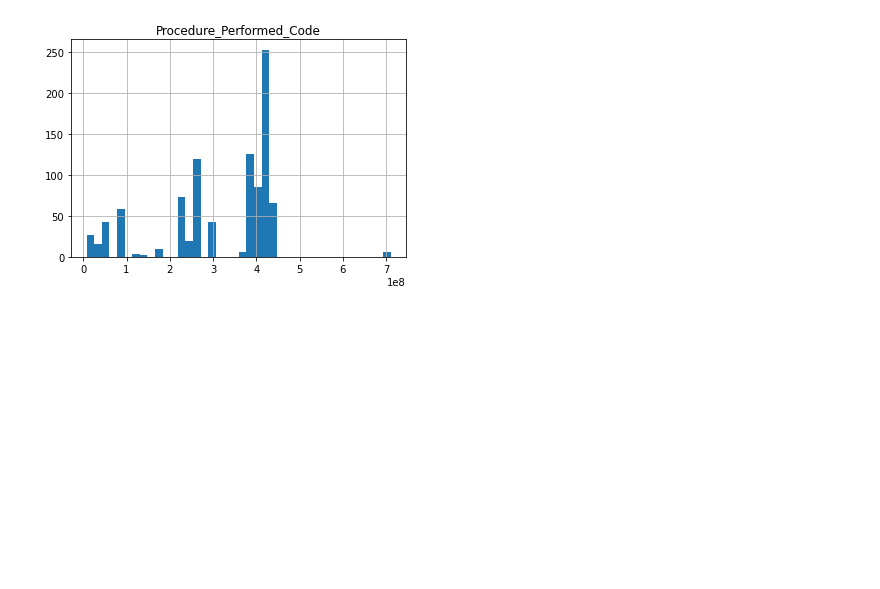
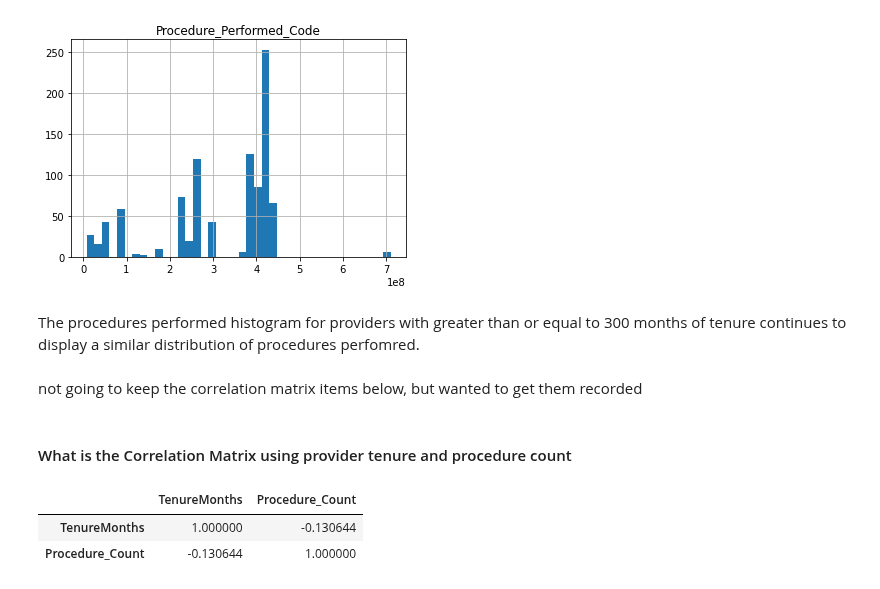
Before and after one commit to data-rescue/ems-analytics, a Jupyter notebook: notebooks/20210313-eem-tenure-proc.ipynb, the cells around one changed output. Saved outputs shown, nothing was run; the diff lists cells and outputs as text; code cells hidden in the pictures; blank space fills up the shorter version.

```diff
--- a/notebooks/20210313-eem-tenure-proc.ipynb
+++ b/notebooks/20210313-eem-tenure-proc.ipynb
@@ -411,3 +463,15 @@ dfPatProc_freq2[(dfPatProc_freq2['TenureMonths'] >= 300)].hist(column='Procedure
 array([[<AxesSubplot:title={'center':'Procedure_Performed_Code'}>]],
       dtype=object)
 [figure]
+# %% [markdown]
+The procedures performed histogram for providers with greater than or equal to 300 months of tenure continues to display a similar distribution of procedures perfomred.
+# %% [markdown]
+not going to keep the correlation matrix items below, but wanted to get them recorded
+# %% [markdown]
+#### What is the Correlation Matrix using provider tenure and procedure count
+# %%
+dfPatProc_freq2[['TenureMonths','Procedure_Count']].corr()
+# %% [output]
+|  | TenureMonths | Procedure_Count |
+| TenureMonths | 1.000000 | -0.130644 |
+| Procedure_Count | -0.130644 | 1.000000 |
```
Also changed, not shown: parts of 49 cells of this notebook.
